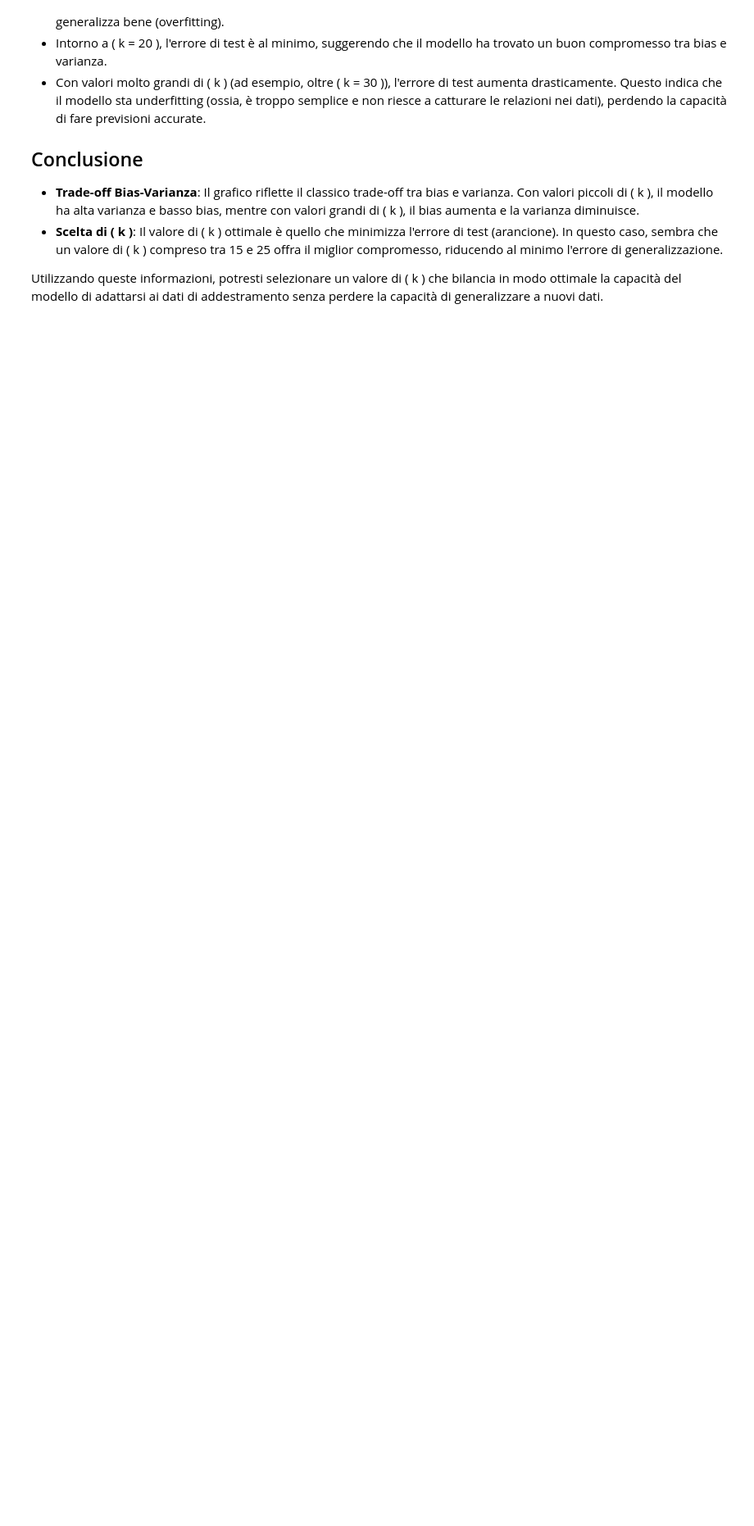
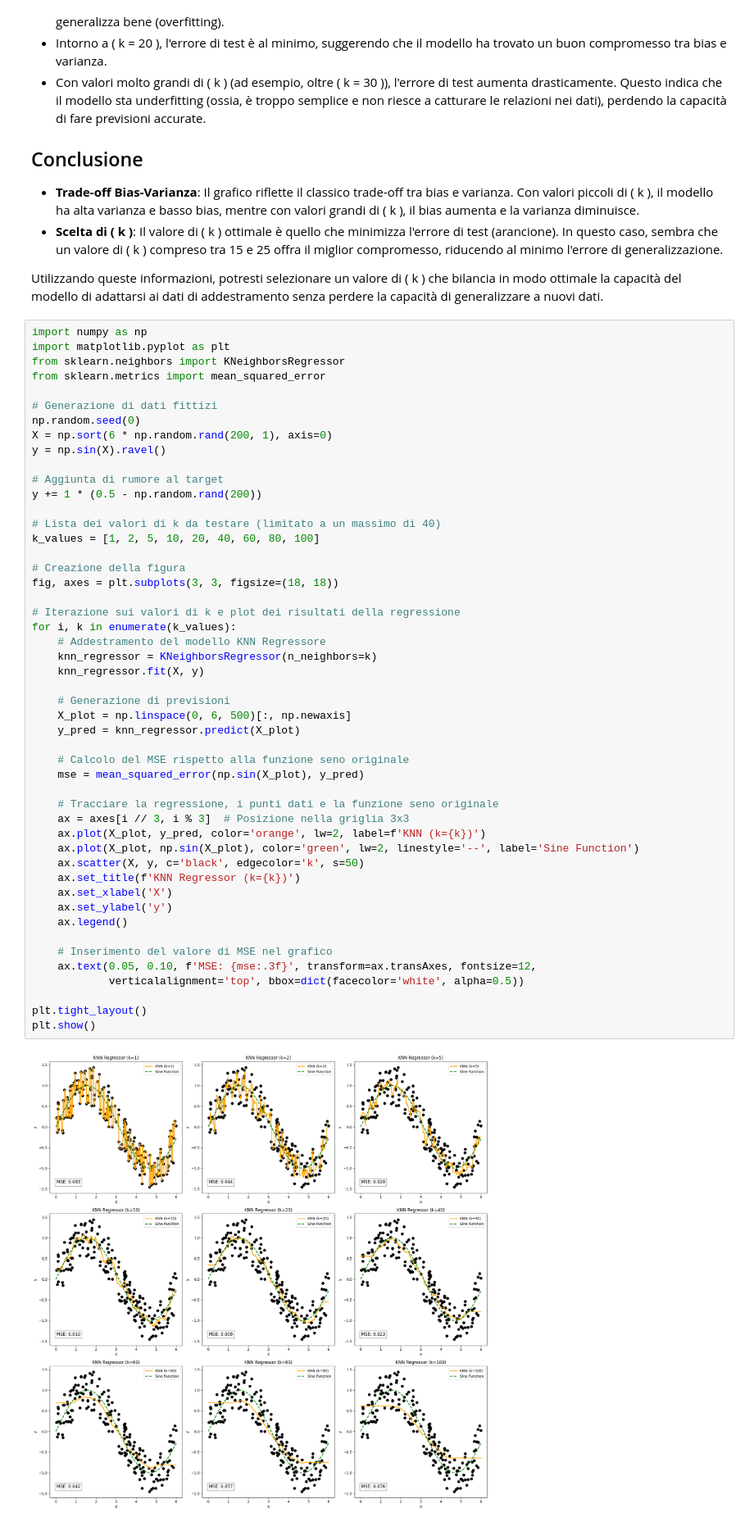
Before and after one commit to lorenzo-arcioni/MachineLearning-training, a Jupyter notebook: Algorithms/KNN/Notebooks/scelta_ottimale_k.ipynb, the cells around one changed output. Shown at 82% size. Saved outputs shown, nothing was run; the diff lists cells and outputs as text; blank space fills up the shorter version.

```diff
--- a/Algorithms/KNN/Notebooks/scelta_ottimale_k.ipynb
+++ b/Algorithms/KNN/Notebooks/scelta_ottimale_k.ipynb
@@ -243,3 +184,54 @@ Questo grafico mostra le curve di apprendimento di un modello K-Nearest Neighbor
 - **Scelta di \( k \)**: Il valore di \( k \) ottimale è quello che minimizza l'errore di test (arancione). In questo caso, sembra che un valore di \( k \) compreso tra 15 e 25 offra il miglior compromesso, riducendo al minimo l'errore di generalizzazione.
 
 Utilizzando queste informazioni, potresti selezionare un valore di \( k \) che bilancia in modo ottimale la capacità del modello di adattarsi ai dati di addestramento senza perdere la capacità di generalizzare a nuovi dati.
+# %%
+import numpy as np
+import matplotlib.pyplot as plt
+from sklearn.neighbors import KNeighborsRegressor
+from sklearn.metrics import mean_squared_error
+
+# Generazione di dati fittizi
+np.random.seed(0)
+X = np.sort(6 * np.random.rand(200, 1), axis=0)
+y = np.sin(X).ravel()
+
+# Aggiunta di rumore al target
+y += 1 * (0.5 - np.random.rand(200))
+
+# Lista dei valori di k da testare (limitato a un massimo di 40)
+k_values = [1, 2, 5, 10, 20, 40, 60, 80, 100]
+
+# Creazione della figura
+fig, axes = plt.subplots(3, 3, figsize=(18, 18))
+
+# Iterazione sui valori di k e plot dei risultati della regressione
+for i, k in enumerate(k_values):
+    # Addestramento del modello KNN Regressore
+    knn_regressor = KNeighborsRegressor(n_neighbors=k)
+    knn_regressor.fit(X, y)
+
+    # Generazione di previsioni
+    X_plot = np.linspace(0, 6, 500)[:, np.newaxis]
+    y_pred = knn_regressor.predict(X_plot)
+
+    # Calcolo del MSE rispetto alla funzione seno originale
+    mse = mean_squared_error(np.sin(X_plot), y_pred)
+
+    # Tracciare la regressione, i punti dati e la funzione seno originale
+    ax = axes[i // 3, i % 3]  # Posizione nella griglia 3x3
+    ax.plot(X_plot, y_pred, color='orange', lw=2, label=f'KNN (k={k})')
+    ax.plot(X_plot, np.sin(X_plot), color='green', lw=2, linestyle='--', label='Sine Function')
+    ax.scatter(X, y, c='black', edgecolor='k', s=50)
+    ax.set_title(f'KNN Regressor (k={k})')
+    ax.set_xlabel('X')
+    ax.set_ylabel('y')
+    ax.legend()
+
+    # Inserimento del valore di MSE nel grafico
+    ax.text(0.05, 0.10, f'MSE: {mse:.3f}', transform=ax.transAxes, fontsize=12,
+            verticalalignment='top', bbox=dict(facecolor='white', alpha=0.5))
+
+plt.tight_layout()
+plt.show()
+# %% [output]
+[figure, added]
```
Also changed, not shown: parts of 6 cells of this notebook.
